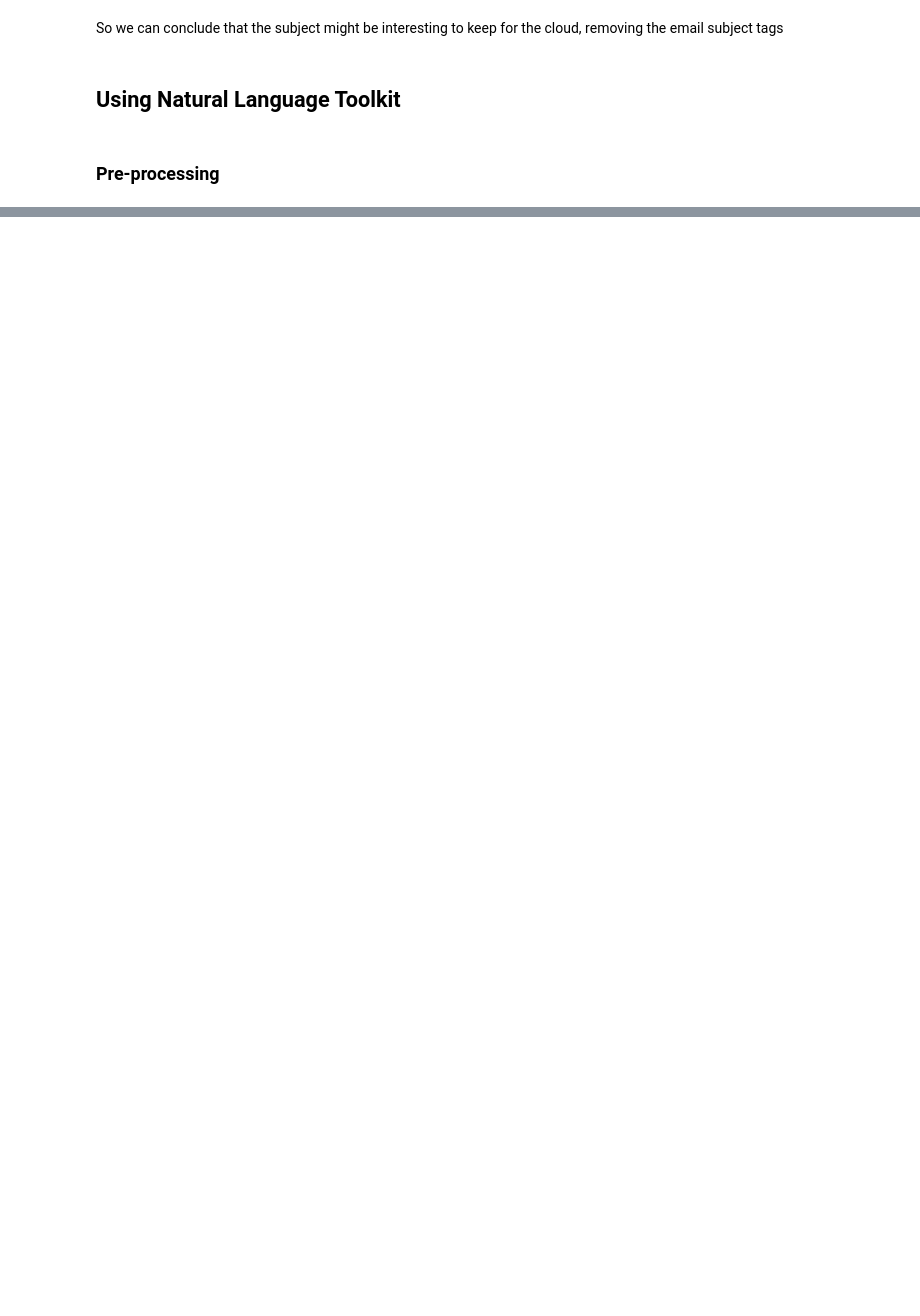
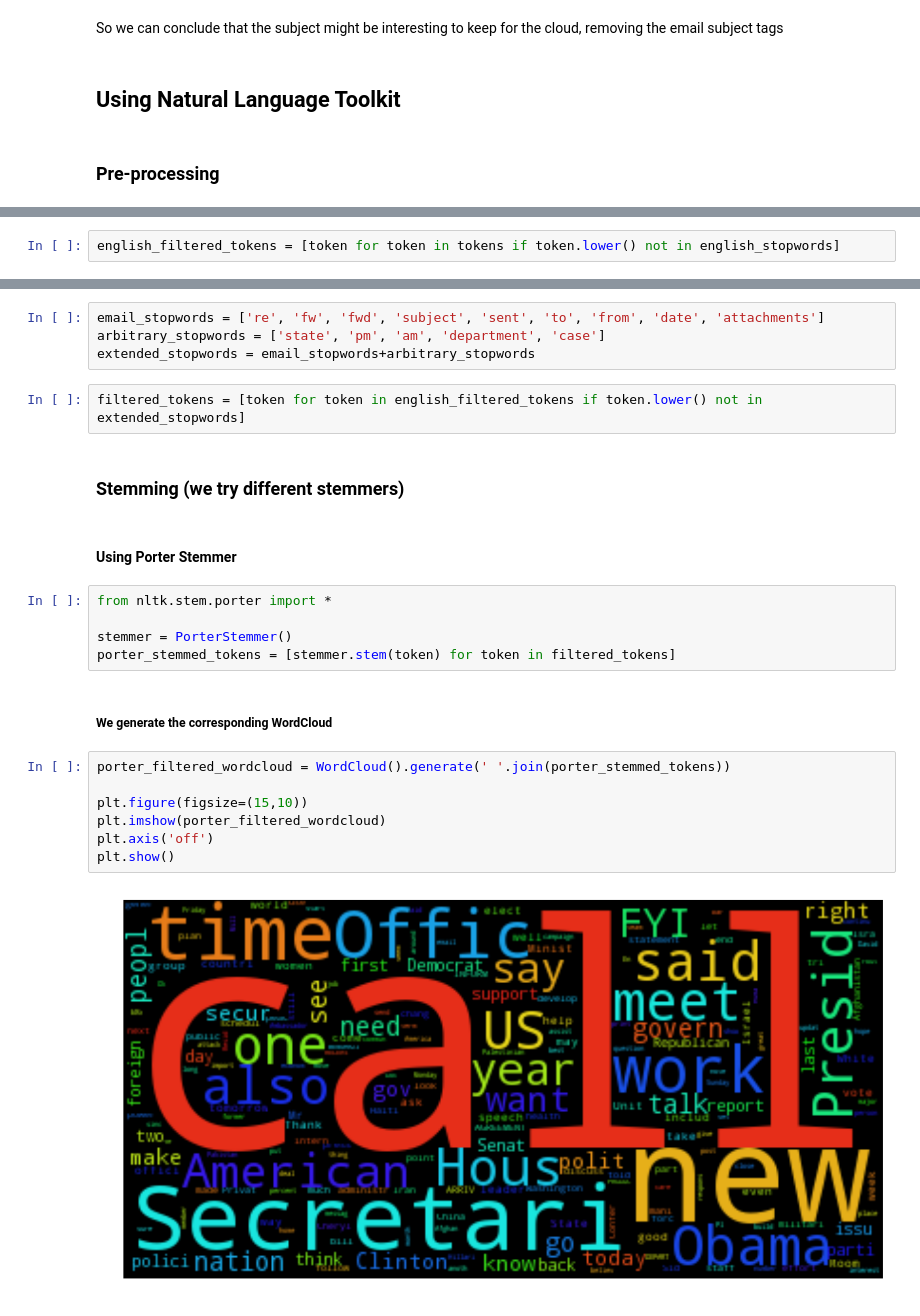
Before and after one commit to ireneu/ada, a Jupyter notebook: HW05/05 - Taming Text.ipynb, the cells around one changed output, grey strips where cells are left out. Drawn from its saved outputs; the diff is of its cells as text; blank space fills up the shorter version.

```diff
--- a/HW05/05 - Taming Text.ipynb
+++ b/HW05/05 - Taming Text.ipynb
@@ -75,0 +97,2 @@ So we can conclude that the subject might be interesting to keep for the cloud,
+# %%
+english_filtered_tokens = [token for token in tokens if token.lower() not in english_stopwords]
@@ -75,0 +101,26 @@ So we can conclude that the subject might be interesting to keep for the cloud,
+# %%
+email_stopwords = ['re', 'fw', 'fwd', 'subject', 'sent', 'to', 'from', 'date', 'attachments']
+arbitrary_stopwords = ['state', 'pm', 'am', 'department', 'case']
+extended_stopwords = email_stopwords+arbitrary_stopwords
+# %%
+filtered_tokens = [token for token in english_filtered_tokens if token.lower() not in extended_stopwords]
+# %% [markdown]
+### Stemming (we try different stemmers)
+# %% [markdown]
+#### Using Porter Stemmer
+# %%
+from nltk.stem.porter import *
+
+stemmer = PorterStemmer()
+porter_stemmed_tokens = [stemmer.stem(token) for token in filtered_tokens]
+# %% [markdown]
+##### We generate the corresponding WordCloud
+# %%
+porter_filtered_wordcloud = WordCloud().generate(' '.join(porter_stemmed_tokens))
+
+plt.figure(figsize=(15,10))
+plt.imshow(porter_filtered_wordcloud)
+plt.axis('off')
+plt.show()
+# %% [output]
+[figure, added]
```
Also changed, not shown: parts of 16 cells of this notebook, 5 other files.
